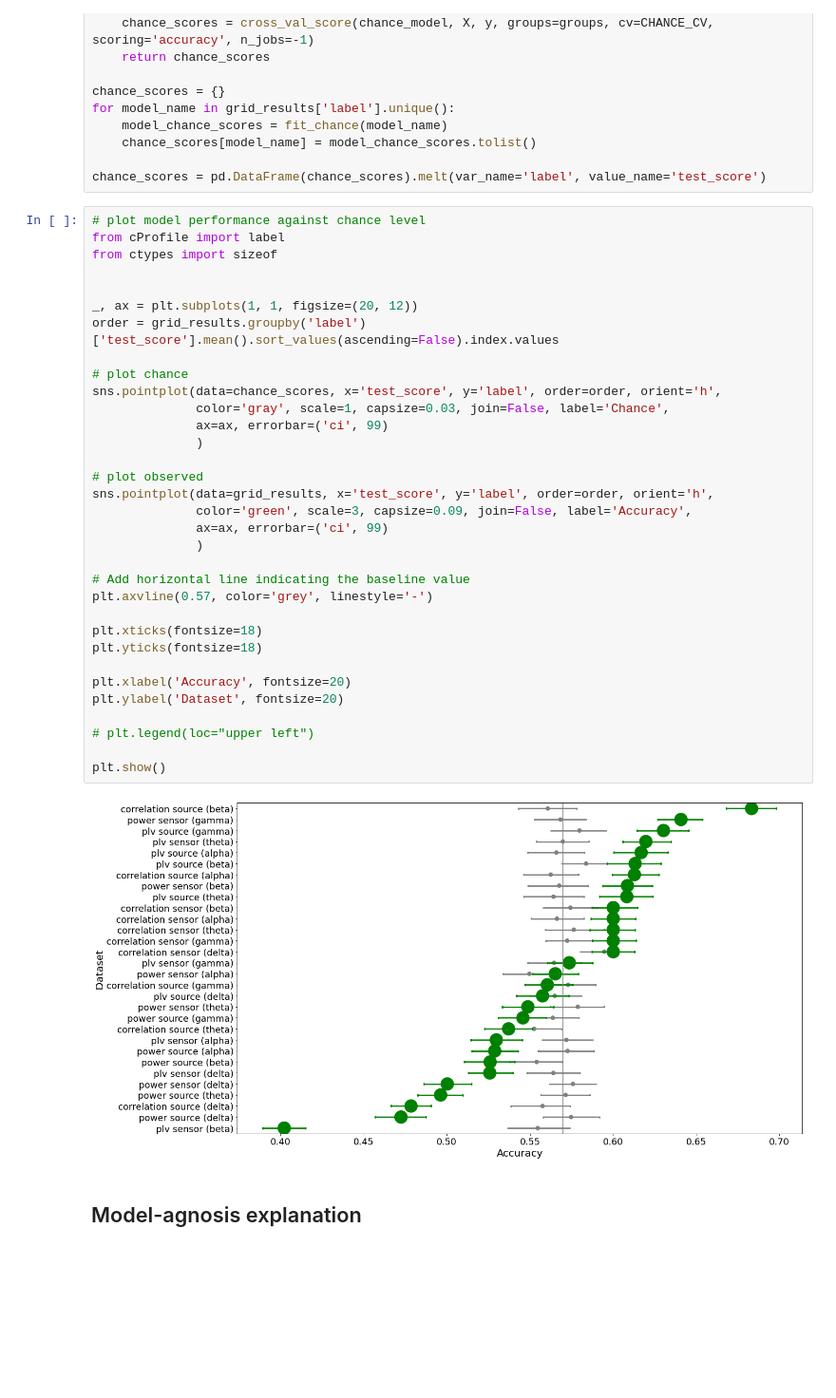
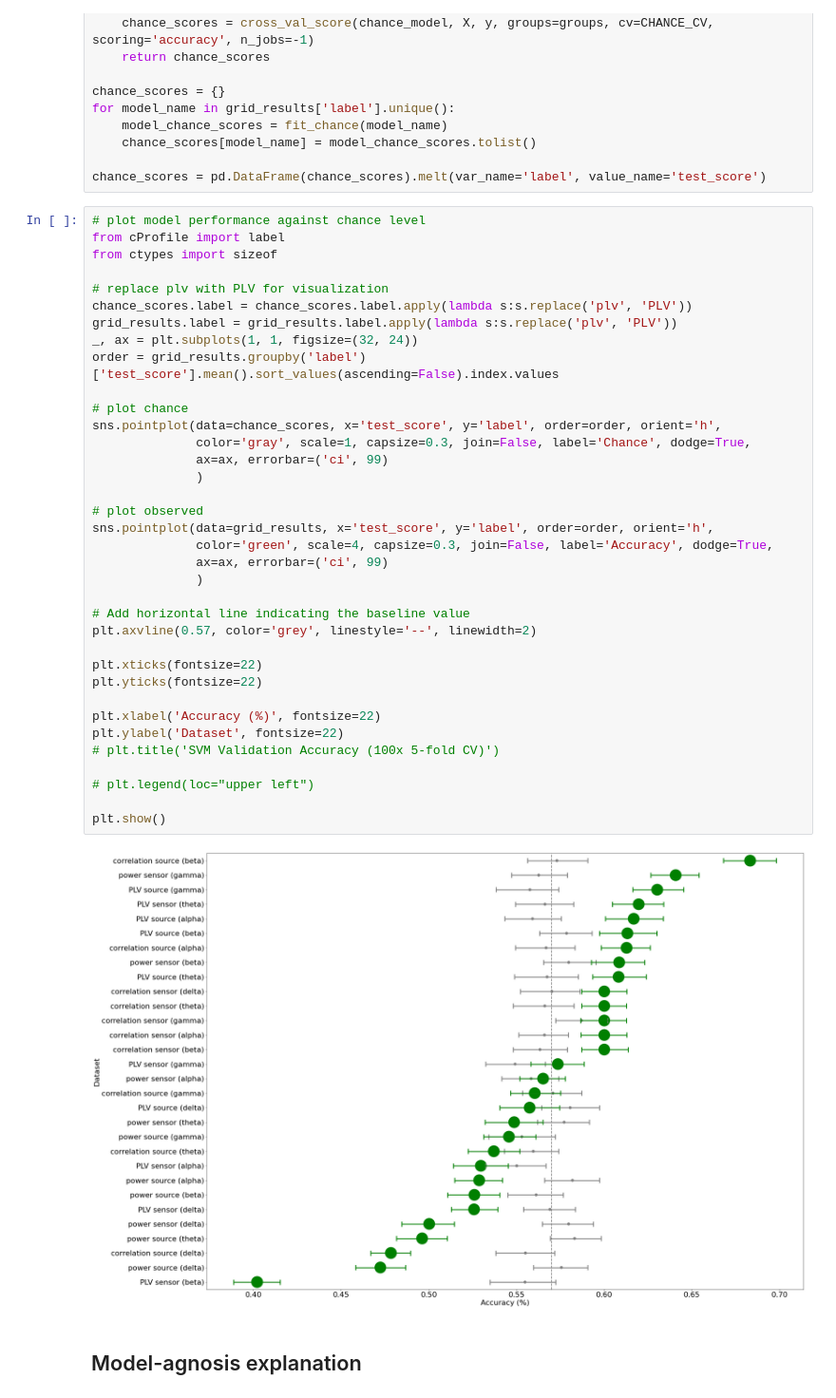
Before and after one commit to sycomix/SuggNet, a Jupyter notebook: notebooks/1 Classification.ipynb, the cells around one changed output. Shown at 95% size. Drawn from its saved outputs; the diff is of its cells as text; blank space fills up the shorter version.

Commit message:
Update the labels in the model comparison graph.

```diff
--- a/notebooks/1 Classification.ipynb
+++ b/notebooks/1 Classification.ipynb
@@ -123,38 +123,41 @@ chance_scores = pd.DataFrame(chance_scores).melt(var_name='label', value_name='t
 # %%
 # plot model performance against chance level
 from cProfile import label
 from ctypes import sizeof
 
-
-_, ax = plt.subplots(1, 1, figsize=(20, 12))
+# replace plv with PLV for visualization
+chance_scores.label = chance_scores.label.apply(lambda s:s.replace('plv', 'PLV'))
+grid_results.label = grid_results.label.apply(lambda s:s.replace('plv', 'PLV'))
+_, ax = plt.subplots(1, 1, figsize=(32, 24))
 order = grid_results.groupby('label')['test_score'].mean().sort_values(ascending=False).index.values
 
 # plot chance
 sns.pointplot(data=chance_scores, x='test_score', y='label', order=order, orient='h',
-              color='gray', scale=1, capsize=0.03, join=False, label='Chance',
+              color='gray', scale=1, capsize=0.3, join=False, label='Chance', dodge=True,
               ax=ax, errorbar=('ci', 99)
               )
 
 # plot observed
 sns.pointplot(data=grid_results, x='test_score', y='label', order=order, orient='h',
-              color='green', scale=3, capsize=0.09, join=False, label='Accuracy',
+              color='green', scale=4, capsize=0.3, join=False, label='Accuracy', dodge=True,
               ax=ax, errorbar=('ci', 99)
               )
 
 # Add horizontal line indicating the baseline value
-plt.axvline(0.57, color='grey', linestyle='-')
+plt.axvline(0.57, color='grey', linestyle='--', linewidth=2)
 
-plt.xticks(fontsize=18)
-plt.yticks(fontsize=18)
+plt.xticks(fontsize=22)
+plt.yticks(fontsize=22)
 
-plt.xlabel('Accuracy', fontsize=20)
-plt.ylabel('Dataset', fontsize=20)
+plt.xlabel('Accuracy (%)', fontsize=22)
+plt.ylabel('Dataset', fontsize=22)
+# plt.title('SVM Validation Accuracy (100x 5-fold CV)')
 
 # plt.legend(loc="upper left")
 
 plt.show()
 # %% [output]
-[figure, old version]
+[figure, new version]
 # %% [markdown]
 ## Model-agnosis explanation
 # %%
```
Also changed, not shown: parts of 1 cell of this notebook.
